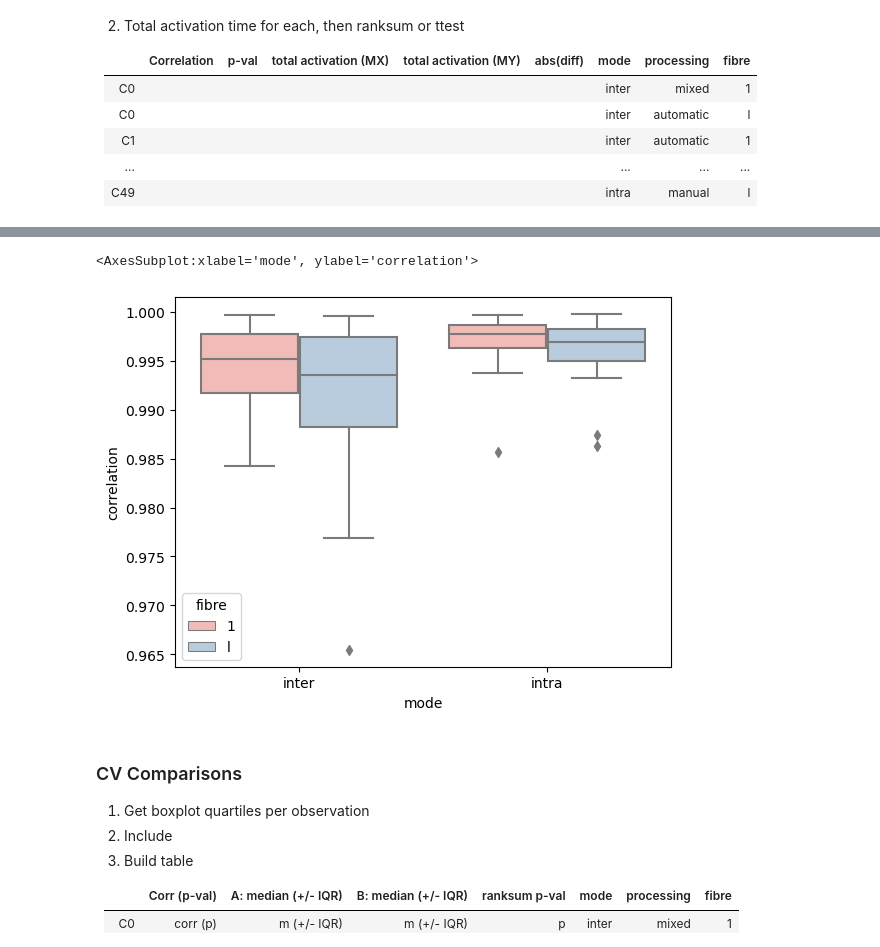
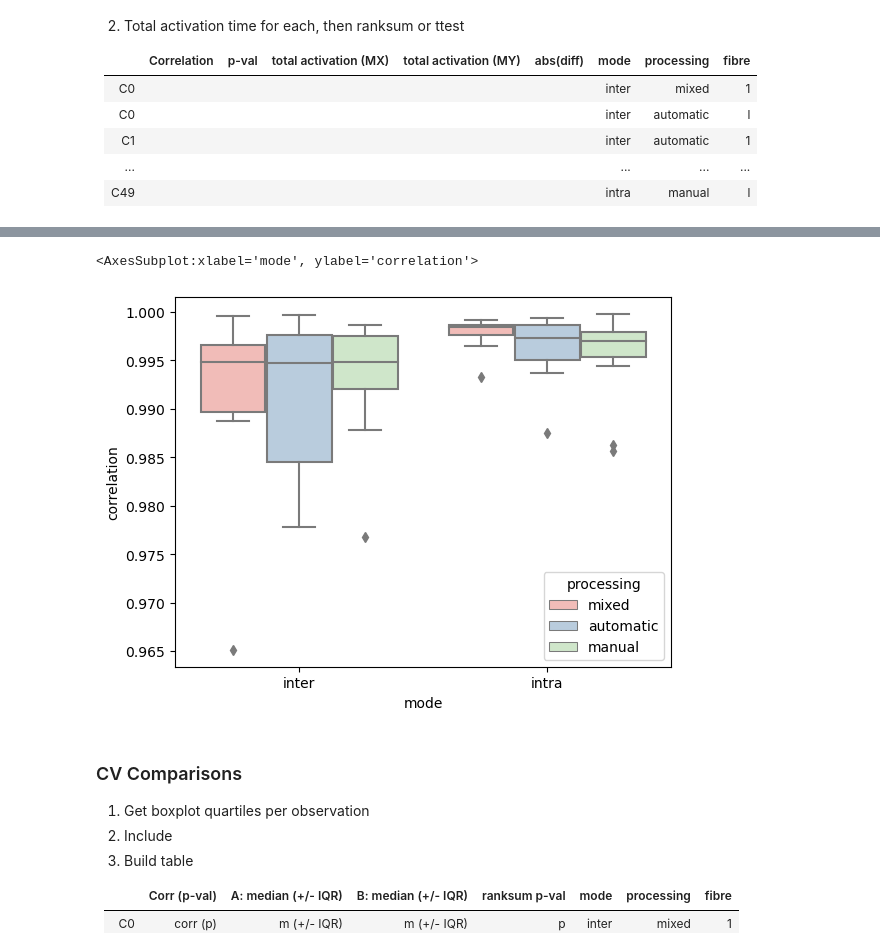
Before and after one commit to alonsoJASL/imatools, a Jupyter notebook: ipynb/sims_comparisons.ipynb, the cells around one changed output, grey strips where cells are left out. Cells and saved outputs as stored; diff of their text form; code cells hidden in the pictures.

```diff
--- a/ipynb/sims_comparisons.ipynb
+++ b/ipynb/sims_comparisons.ipynb
@@ -225,6 +210,15 @@ A: 143.6578, B: 137.4167, diff : 6.241100000000017
 | C1  |             |       |                       |                       |           | inter | automatic  |      1     |
 | ... |             |       |                       |                       |           | ...   | ...        |     ...    |
 | C49 |             |       |                       |                       |           | intra | manual     |      l     |
+# %%
+def cname(dx, mx):
+    return dx + '_' + mx + '.csv'
+
+
+def TAT(x): return np.nanmax(x) - np.nanmin(x)
+
+
+subsample = 1
 # %%
 import scipy.stats as sstat
 
@@ -271,0 +276,33 @@ df_lat = pd.DataFrame(midic)
+# %%
+import seaborn as sns
+sns.set_palette('Pastel1')
+sns.lmplot(data=df_lat, x='tat_a', y='tat_b', hue='mode')
+
+tat_a = df_lat['tat_a']
+tat_a_inter = tat_a[df_lat['mode'] == 'inter']
+tat_a_intra = tat_a[df_lat['mode'] == 'intra']
+
+tat_b = df_lat['tat_b']
+tat_b_inter = tat_b[df_lat['mode'] == 'inter']
+tat_b_intra = tat_b[df_lat['mode'] == 'intra']
+
+print(iou.get_boxplot_values(tat_a_inter))
+print(iou.get_boxplot_values(tat_b_inter))
+
+print(iou.get_boxplot_values(tat_a_intra))
+print(iou.get_boxplot_values(tat_b_intra))
+
+
+print(sstat.ranksums(tat_a_inter, tat_b_inter))
+print(sstat.ranksums(tat_a_intra, tat_b_intra))
+
+print('mean {}, sd {} '.format(
+    np.mean(df_lat['correlation'][df_lat['mode']=='inter']),
+    np.std(df_lat['correlation'][df_lat['mode']=='inter'])
+    ))
+print('mean {}, sd {} '.format(
+    np.mean(df_lat['correlation'][df_lat['mode']=='intra']),
+    np.std(df_lat['correlation'][df_lat['mode']=='intra'])
+    ))
+
+df_lat.iloc[df_lat[df_lat['corr_p_val']>0].index]
@@ -272,13 +320,13 @@ df_lat = pd.DataFrame(midic)
 # %%
 import statsmodels.api as sm
 import matplotlib.pyplot as plt
 
 # sm.graphics.mean_diff_plot(df_lat['tat_a'], df_lat['tat_b'])
 sns.set_palette('Pastel1')
-sns.boxplot(data=df_lat, x='mode', y='correlation', hue='fibre')
+sns.boxplot(data=df_lat, x='mode', y='correlation', hue='processing')
 # %% [output]
 <AxesSubplot:xlabel='mode', ylabel='correlation'>
-[figure, old version]
+[figure, new version]
 # %% [markdown]
 ### CV Comparisons
 1. Get boxplot quartiles per observation
```
Also changed, not shown: parts of 16 cells of this notebook, 1 other file.
